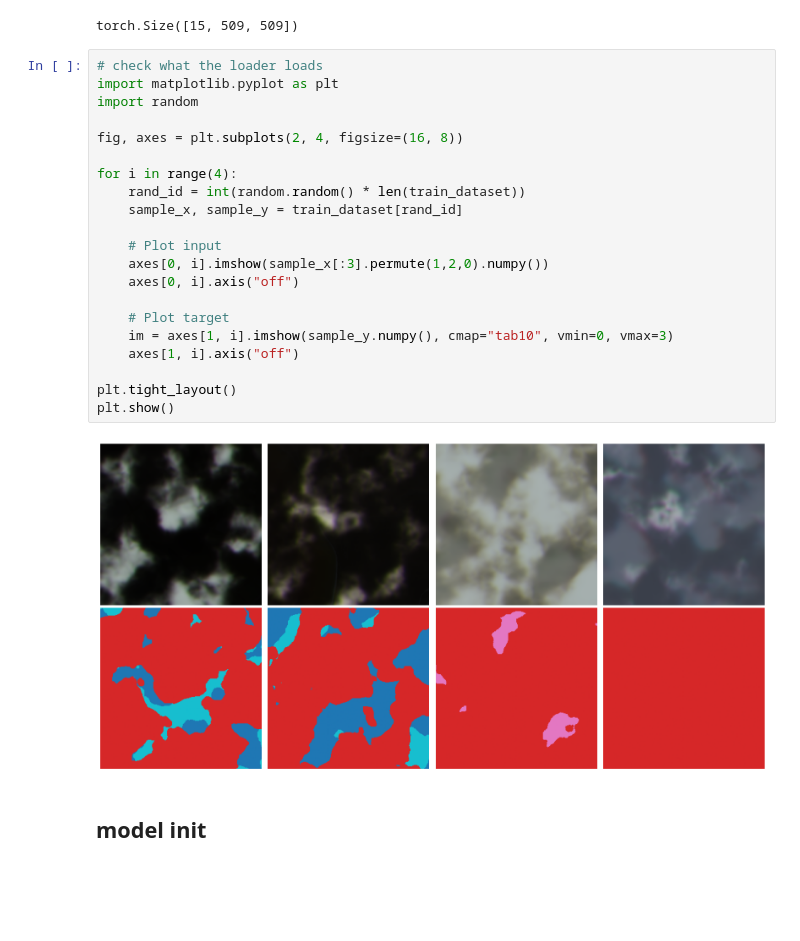
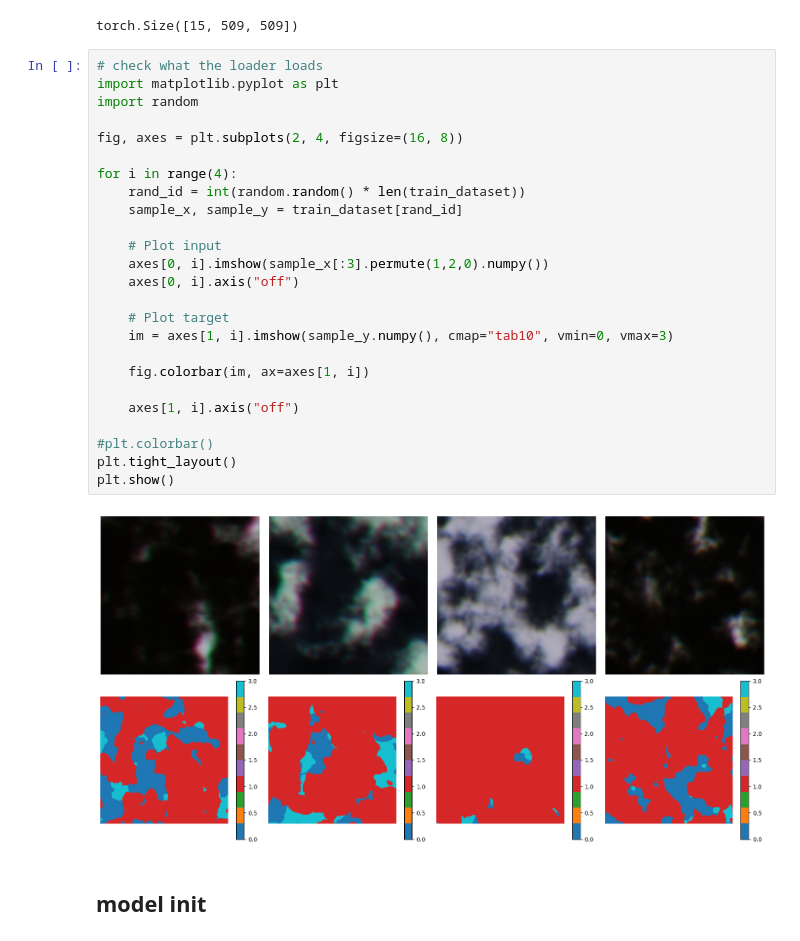
Before and after one commit to GebTorte/dataset, a Jupyter notebook: test_training.ipynb, the cells around one changed output. Cells and saved outputs as stored; diff of their text form; blank space fills up the shorter version.

```diff
--- a/test_training.ipynb
+++ b/test_training.ipynb
@@ -104,26 +104,30 @@ torch.Size([15, 509, 509])
 # %%
 # check what the loader loads
 import matplotlib.pyplot as plt
 import random
 
 fig, axes = plt.subplots(2, 4, figsize=(16, 8))
 
 for i in range(4):
     rand_id = int(random.random() * len(train_dataset))
     sample_x, sample_y = train_dataset[rand_id]
 
     # Plot input
     axes[0, i].imshow(sample_x[:3].permute(1,2,0).numpy())
     axes[0, i].axis("off")
 
     # Plot target
     im = axes[1, i].imshow(sample_y.numpy(), cmap="tab10", vmin=0, vmax=3)
+
+    fig.colorbar(im, ax=axes[1, i])
+
     axes[1, i].axis("off")
 
+#plt.colorbar()
 plt.tight_layout()
 plt.show()
 # %% [output]
-[figure, old version]
+[figure, new version]
 # %% [markdown]
 ## model init
 # %%
```
Also changed, not shown: 3 other files.
